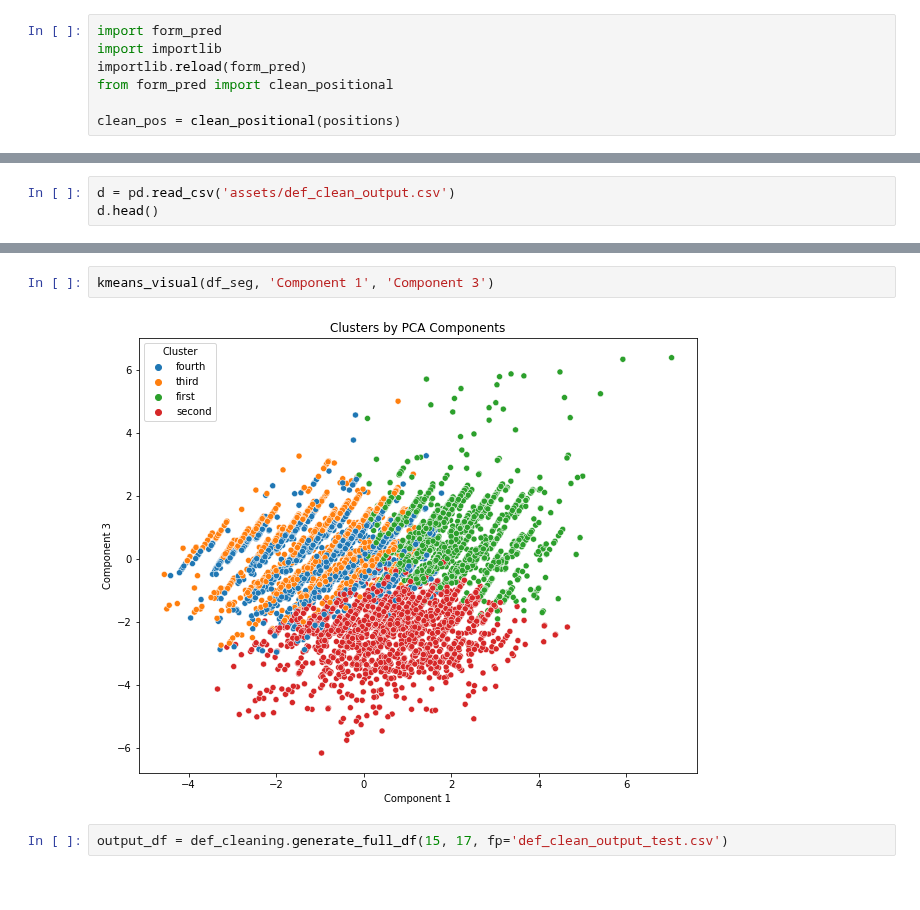
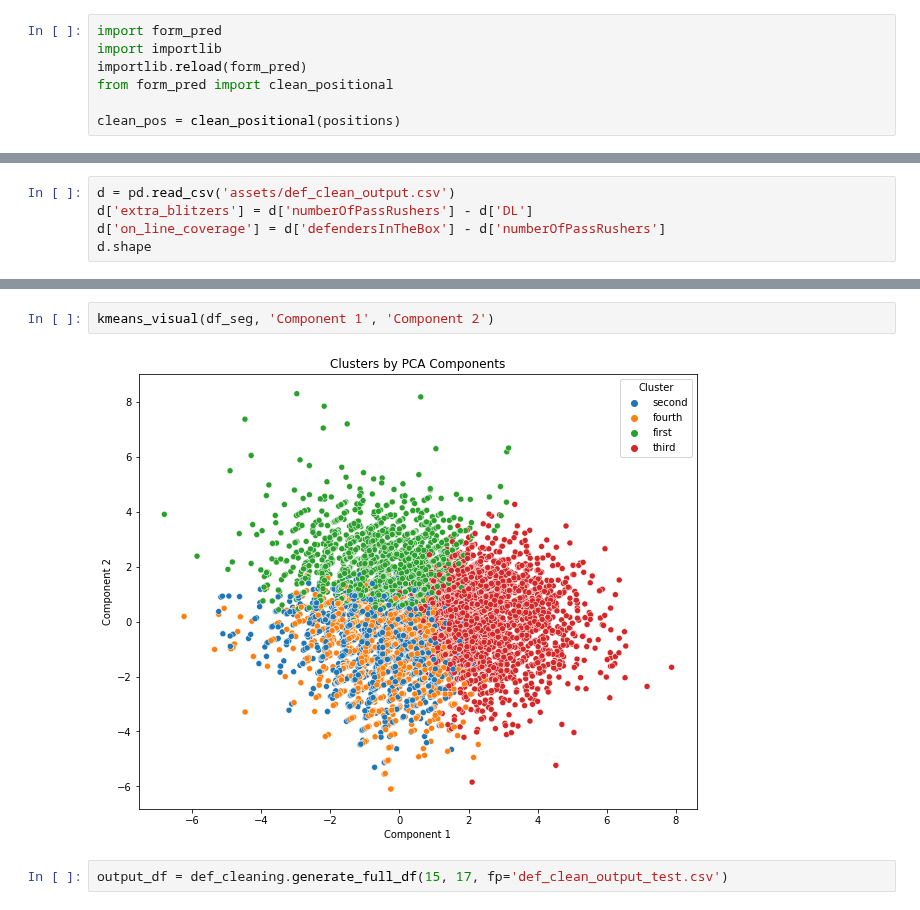
Before and after one commit to andrewbakert/NFL_Pass_Pred, a Jupyter notebook: demo.ipynb, the cells around one changed output, grey strips where cells are left out. Cells and saved outputs as stored; diff of their text form.

```diff
--- a/demo.ipynb
+++ b/demo.ipynb
@@ -76,5 +68,7 @@ the weeks complete:  [ 1  2  3  4  5  6  7  8  9 10 11 12 13 14]
 Defensive cleaning complete --- check assets/def_clean_output.csv
 # %%
 d = pd.read_csv('assets/def_clean_output.csv')
-d.head()
+d['extra_blitzers'] = d['numberOfPassRushers'] - d['DL']
+d['on_line_coverage'] = d['defendersInTheBox'] - d['numberOfPassRushers']
+d.shape
 # %% [output]
@@ -102,7 +90,7 @@ The component names are as follows:  ['Component 1', 'Component 2', 'Component 3
 # %%
-kmeans_visual(df_seg, 'Component 1', 'Component 3')
+kmeans_visual(df_seg, 'Component 1', 'Component 2')
 # %% [output]
-[figure, old version]
+[figure, new version]
 # %%
 output_df = def_cleaning.generate_full_df(15, 17, fp='def_clean_output_test.csv')
 # %% [output]
```
Also changed, not shown: parts of 6 cells of this notebook, 2 other files.
